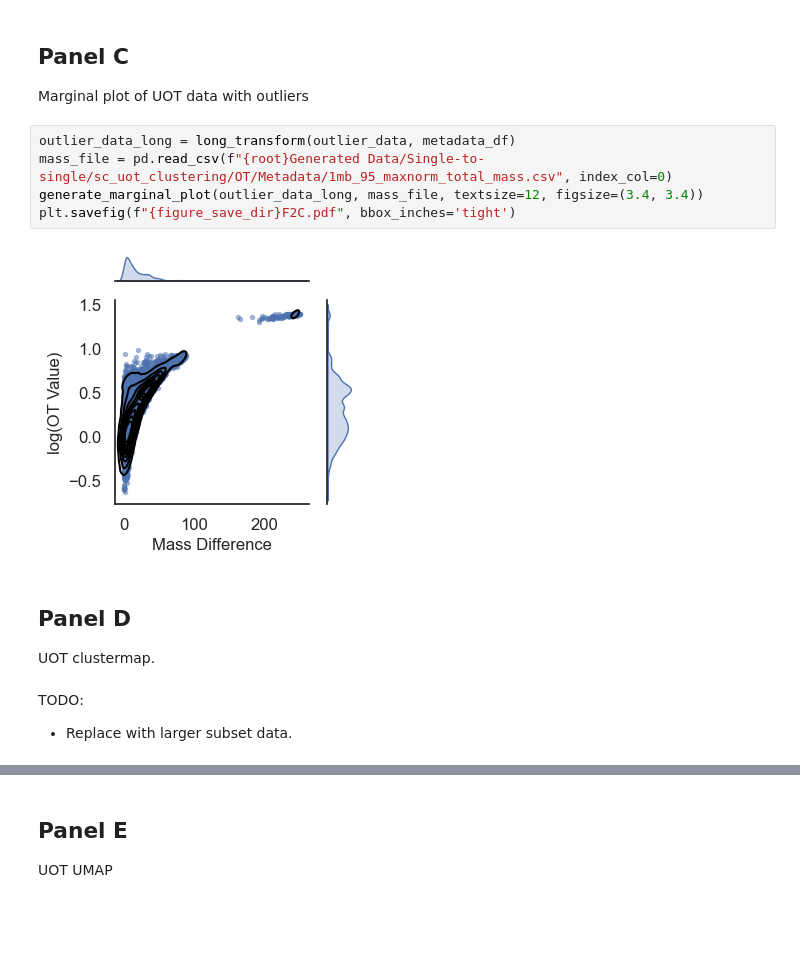
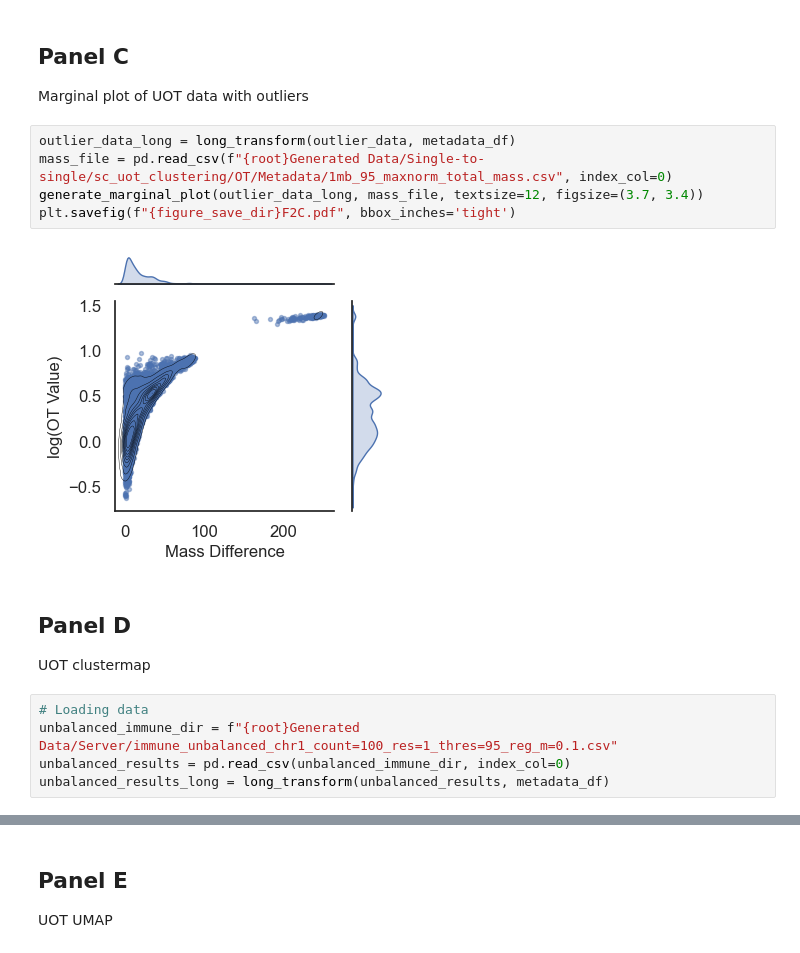
Before and after one commit to OlivierJSm/MasterInternship1, a Jupyter notebook: Testing/Report Figures/section_2.ipynb, the cells around one changed output, grey strips where cells are left out. Cells and saved outputs as stored; diff of their text form; blank space fills up the shorter version.

Commit message:
Figures finalized

```diff
--- a/Testing/Report Figures/section_2.ipynb
+++ b/Testing/Report Figures/section_2.ipynb
@@ -134,12 +142,15 @@ Marginal plot of UOT data with outliers
 # %%
 outlier_data_long = long_transform(outlier_data, metadata_df)
 mass_file = pd.read_csv(f"{root}Generated Data/Single-to-single/sc_uot_clustering/OT/Metadata/1mb_95_maxnorm_total_mass.csv", index_col=0)
-generate_marginal_plot(outlier_data_long, mass_file, textsize=12, figsize=(3.4, 3.4))
+generate_marginal_plot(outlier_data_long, mass_file, textsize=12, figsize=(3.7, 3.4))
 plt.savefig(f"{figure_save_dir}F2C.pdf", bbox_inches='tight')
 # %% [output]
-[figure, old version]
+[figure, new version]
 # %% [markdown]
 ## Panel D
-UOT clustermap.<br><br>
-TODO:
-- Replace with larger subset data.
+UOT clustermap
+# %%
+# Loading data
+unbalanced_immune_dir = f"{root}Generated Data/Server/immune_unbalanced_chr1_count=100_res=1_thres=95_reg_m=0.1.csv"
+unbalanced_results = pd.read_csv(unbalanced_immune_dir, index_col=0)
+unbalanced_results_long = long_transform(unbalanced_results, metadata_df)
```
Also changed, not shown: parts of 14 cells of this notebook, 57 other files.
